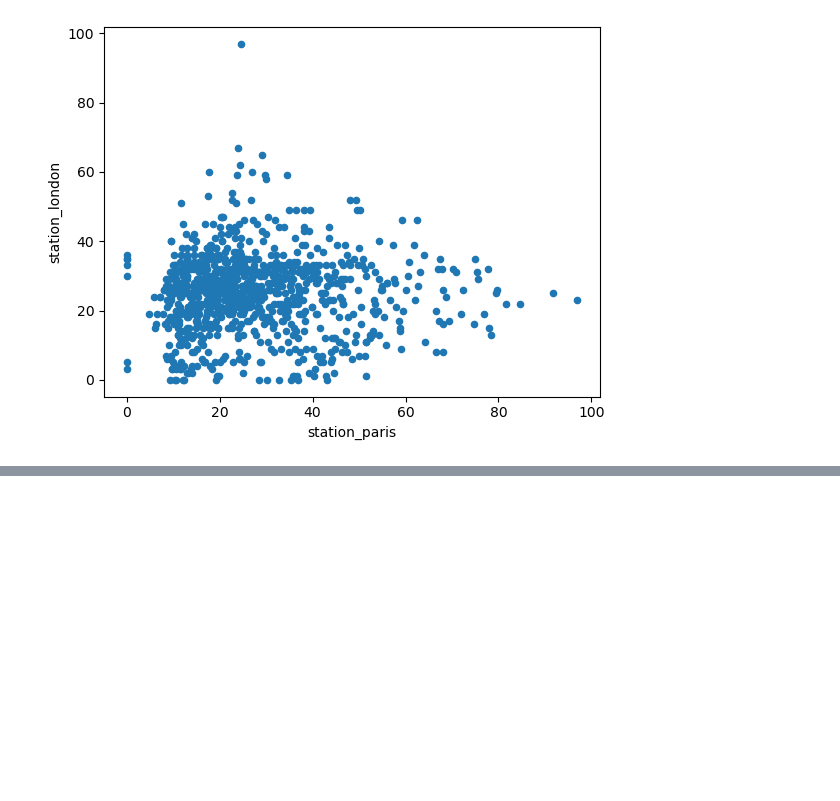
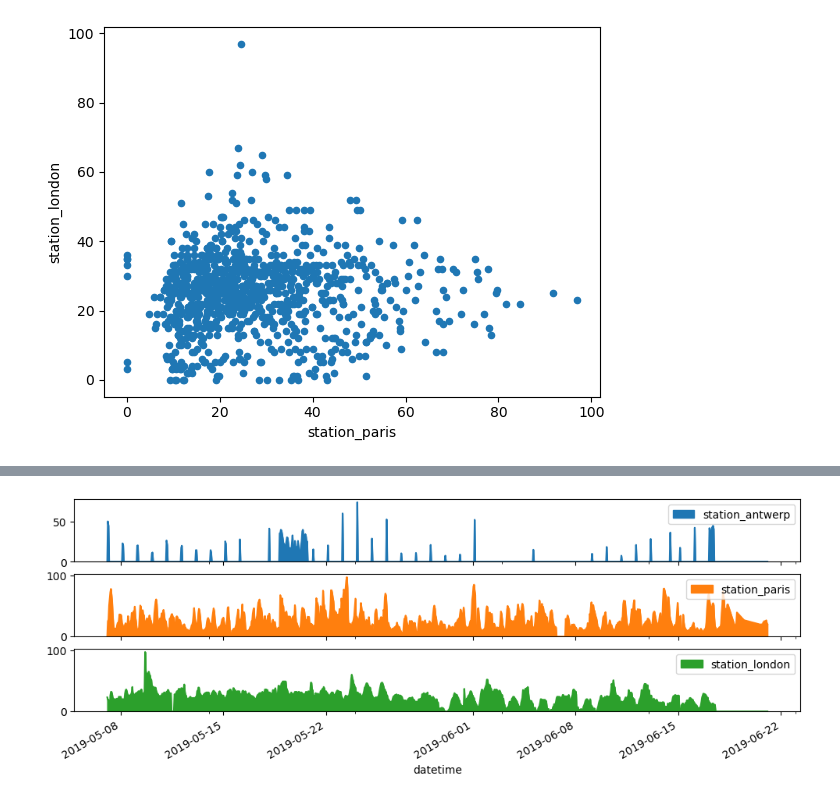
Before and after one commit to 45Harry/Data_Science, a Jupyter notebook: Pandas/numpy_fundamentals.ipynb, the cells around one changed output, grey strips where cells are left out. Saved outputs shown, nothing was run; the diff lists cells and outputs as text; code cells hidden in the pictures; blank space fills up the shorter version.

```diff
--- a/Pandas/numpy_fundamentals.ipynb
+++ b/Pandas/numpy_fundamentals.ipynb
@@ -306,0 +312,5 @@ plt.show()
+# %%
+axs = air_quality.plot.area(figsize = (12,4), subplots = True )
+plt.show()
+# %% [output]
+[figure, added]
```
Also changed, not shown: parts of 20 cells of this notebook.
